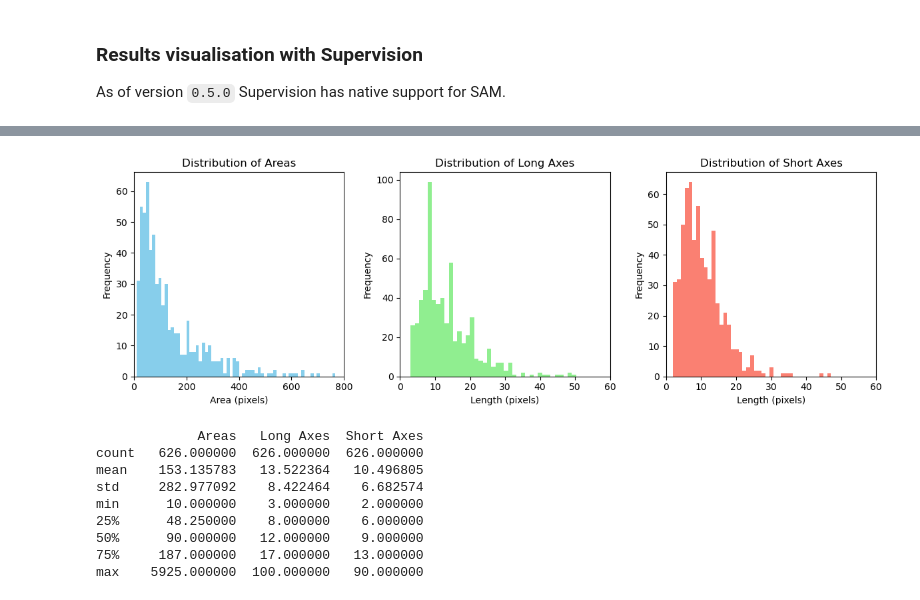
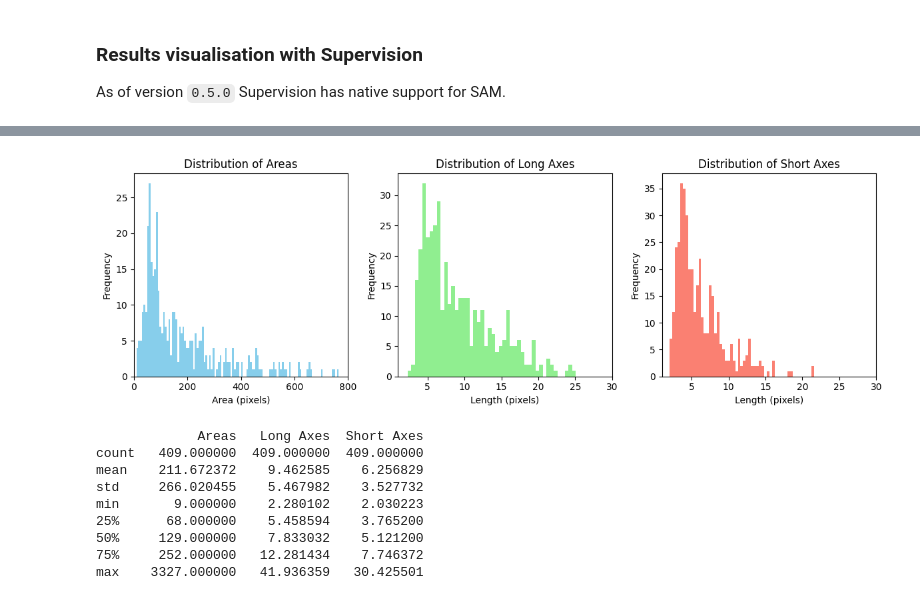
Before and after one commit to strongs20/segment-anything, a Jupyter notebook: notebooks/predictor_ds.ipynb, the cells around one changed output, grey strips where cells are left out. Cells and saved outputs as stored; diff of their text form; code cells hidden in the pictures.

```diff
--- a/notebooks/predictor_ds.ipynb
+++ b/notebooks/predictor_ds.ipynb
@@ -239,3 +230,40 @@ for i in range(len(results)):
     json_path = os.path.join(save_path, 'labels', f'{img_num}.json')
     with open(json_path, 'w') as f:
         json.dump(entry, f)
+# %%
+import cv2
+import numpy as np
+
+def merge_contours_by_overlap(contours, overlap_threshold=0.5):
+    merged_contours = []
+    merged_areas = []
+    used = set()
+
+    for i, contour_i in enumerate(contours):
+        if i in used:
+            continue
+        merged = contour_i
+        for j, contour_j in enumerate(contours):
+            if j in used or j == i:
+                continue
+            # Calculate the intersection and union areas
+            intersection = cv2.intersectConvexConvex(contour_i, contour_j)[0]
+            union = cv2.contourArea(contour_i) + cv2.contourArea(contour_j) - intersection
+            # Calculate the overlap percentage
+            overlap = intersection / union if union > 0 else 0
+            # Merge if the overlap exceeds the threshold
+            if overlap > overlap_threshold:
+                merged = cv2.convexHull(np.vstack([merged, contour_j]))
+                used.add(j)
+
+        merged_contours.append(merged)
+        merged_areas.append(cv2.contourArea(merged))
+        used.add(i)
+
+    return (merged_contours, merged_areas)
+
+# Apply contour merging based on overlap
+res = merge_contours_by_overlap([np.array(poly, np.int32) for poly in entry['polygons']])
+merged_polygons = res[0]
+merged_ares = res[1]
+print(len(entry['polygons']), len(merged_polygons))  # Print the number of original and merged polygons
@@ -294,52 +329,52 @@ plt.show()
 # For demonstration, let's create some sample data
 
 import numpy as np
 import matplotlib.pyplot as plt
 
 # Plotting the distribution of areas
 plt.figure(figsize=(12, 4))
 plt.subplot(1, 3, 1)
-plt.hist(areas, bins=500, color='skyblue')
+plt.hist(counted_areas, bins=500, color='skyblue')
 plt.title('Distribution of Areas')
 plt.xlabel('Area (pixels)')
 plt.ylabel('Frequency')
 plt.xlim(0, 800)
 
 # Plotting the distribution of long axes
 plt.subplot(1, 3, 2)
 plt.hist(long_axes, bins=80, color='lightgreen')
 plt.title('Distribution of Long Axes')
 plt.xlabel('Length (pixels)')
 plt.ylabel('Frequency')
-plt.xlim(0, 60)
+plt.xlim(1, 30)
 
 # Plotting the distribution of short axes
 plt.subplot(1, 3, 3)
 plt.hist(short_axes, bins=80, color='salmon')
 plt.title('Distribution of Short Axes')
 plt.xlabel('Length (pixels)')
 plt.ylabel('Frequency')
-plt.xlim(0, 60)
+plt.xlim(1, 30)
 
 plt.tight_layout()
 plt.show()
 # %% [output]
-[figure, old version]
+[figure, new version]
 # %%
 import pandas as pd
 
 # Create a DataFrame from the series
-data = pd.DataFrame({'Areas': areas, 'Long Axes': long_axes, 'Short Axes': short_axes})
+data = pd.DataFrame({'Areas': counted_areas, 'Long Axes': long_axes, 'Short Axes': short_axes})
 
 # Print summary statistics for all three
 print(data.describe())
 # %% [output]
              Areas   Long Axes  Short Axes
-count   626.000000  626.000000  626.000000
-mean    153.135783   13.522364   10.496805
-std     282.977092    8.422464    6.682574
-min      10.000000    3.000000    2.000000
-25%      48.250000    8.000000    6.000000
-50%      90.000000   12.000000    9.000000
-75%     187.000000   17.000000   13.000000
-max    5925.000000  100.000000   90.000000
+count   409.000000  409.000000  409.000000
+mean    211.672372    9.462585    6.256829
+std     266.020455    5.467982    3.527732
+min       9.000000    2.280102    2.030223
+25%      68.000000    5.458594    3.765200
+50%     129.000000    7.833032    5.121200
+75%     252.000000   12.281434    7.746372
+max    3327.000000   41.936359   30.425501
```
Also changed, not shown: parts of 9 cells of this notebook, 5 other files.
